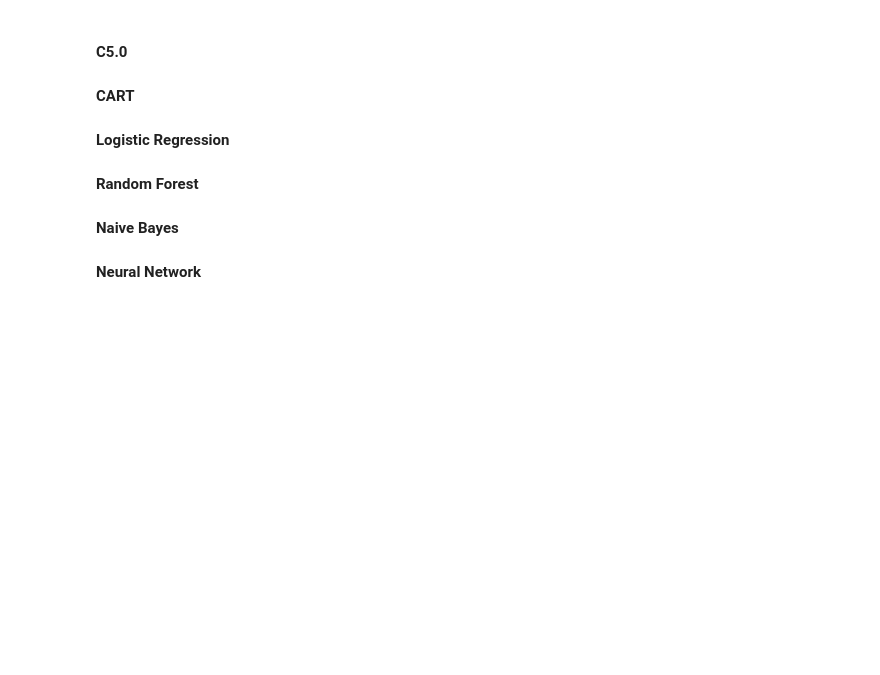
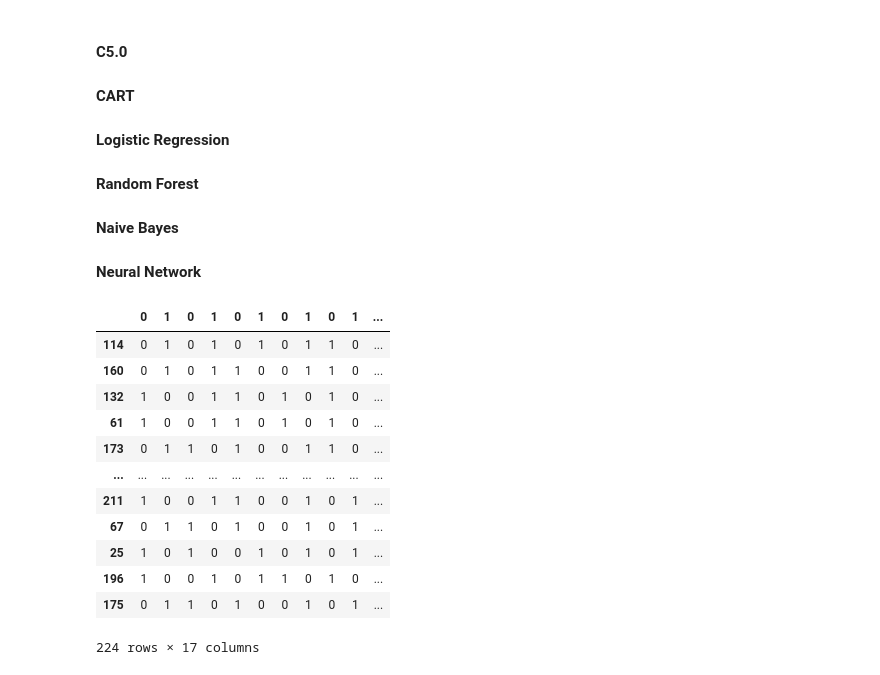
Before and after one commit to seantorres/ADS502FinalProject, a Jupyter notebook: ADS502_Final_Project.ipynb, the cells around one changed output. Cells and saved outputs as stored; diff of their text form; code cells hidden in the pictures; blank space fills up the shorter version.

Commit message:
Develop models for evaluation

```diff
--- a/ADS502_Final_Project.ipynb
+++ b/ADS502_Final_Project.ipynb
@@ -464,0 +469,38 @@ This shows the proportion of target variable is 24% (death events), no resamplin
+# %%
+import statsmodels.tools.tools as stattools
+from sklearn.tree import DecisionTreeClassifier, export_graphviz
+
+#preparing variables of training dataset for building model
+
+Y = heart_train[['DEATH_EVENT']]
+
+#all categorical variables from thr dataframe
+cat_x = heart_train[['anaemia', 'high_blood_pressure', 'diabetes','sex', 'smoking']]
+
+#continous variable from the data
+con_x = heart_train[['creatinine_phosphokinase','ejection_fraction','platelets', 'serum_creatinine','serum_sodium', 'age', 'time']]
+
+#dataframe to include dummy variables
+x_train_processed = pd.DataFrame()
+
+for var in cat_x.columns:
+    dummies = pd.get_dummies(cat_x[var])
+    x_train_processed = pd.concat([x_train_processed, dummies], axis=1)
+
+#adding continous variable to new processed dataframe
+x_train_processed = pd.concat([x_train_processed, con_x], axis=1)
+x_train_processed
+# %% [output]
+|  | 0 | 1 | 0 | 1 | 0 | 1 | 0 | 1 | 0 | 1 | ... |
+| 114 | 0 | 1 | 0 | 1 | 0 | 1 | 0 | 1 | 1 | 0 | ... |
+| 160 | 0 | 1 | 0 | 1 | 1 | 0 | 0 | 1 | 1 | 0 | ... |
+| 132 | 1 | 0 | 0 | 1 | 1 | 0 | 1 | 0 | 1 | 0 | ... |
+| 61 | 1 | 0 | 0 | 1 | 1 | 0 | 1 | 0 | 1 | 0 | ... |
+| 173 | 0 | 1 | 1 | 0 | 1 | 0 | 0 | 1 | 1 | 0 | ... |
+| ... | ... | ... | ... | ... | ... | ... | ... | ... | ... | ... | ... |
+| 211 | 1 | 0 | 0 | 1 | 1 | 0 | 0 | 1 | 0 | 1 | ... |
+| 67 | 0 | 1 | 1 | 0 | 1 | 0 | 0 | 1 | 0 | 1 | ... |
+| 25 | 1 | 0 | 1 | 0 | 0 | 1 | 0 | 1 | 0 | 1 | ... |
+| 196 | 1 | 0 | 0 | 1 | 0 | 1 | 1 | 0 | 1 | 0 | ... |
+| 175 | 0 | 1 | 1 | 0 | 1 | 0 | 0 | 1 | 0 | 1 | ... |
+224 rows × 17 columns
```
Also changed, not shown: parts of 23 cells of this notebook.
